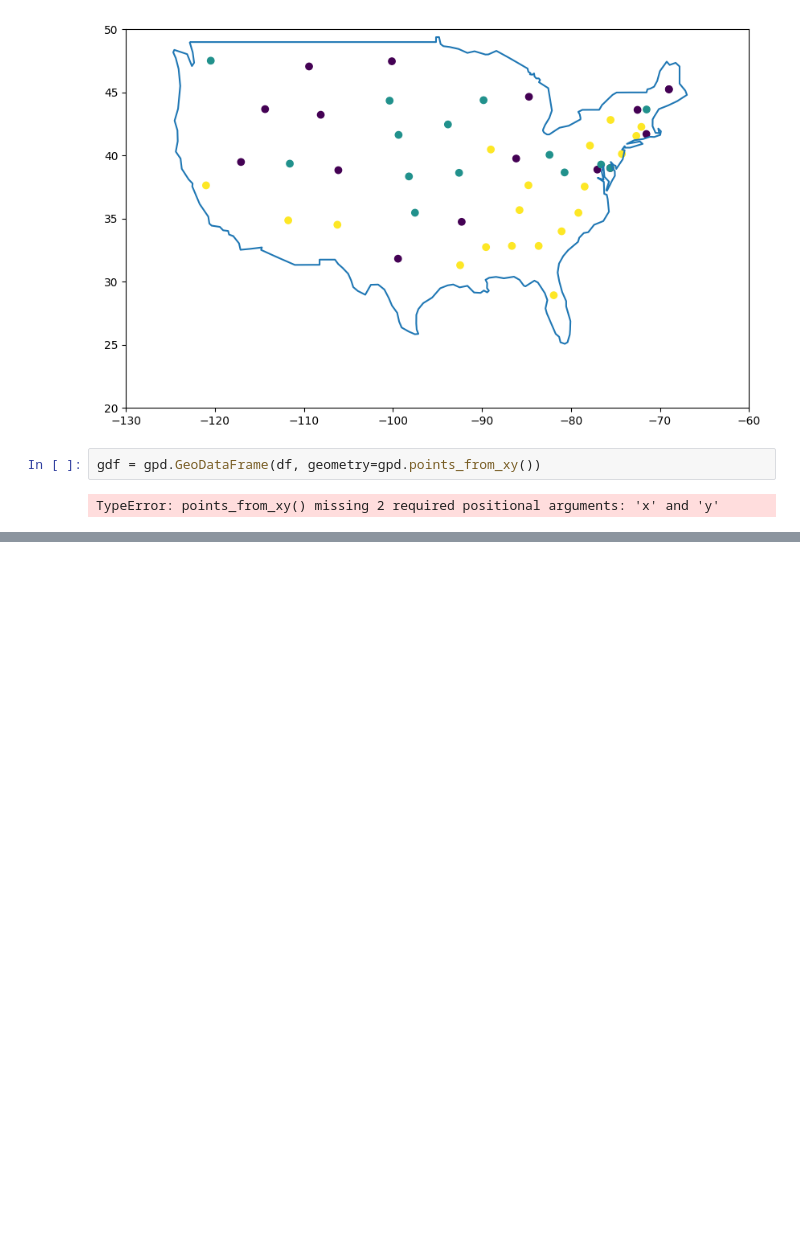
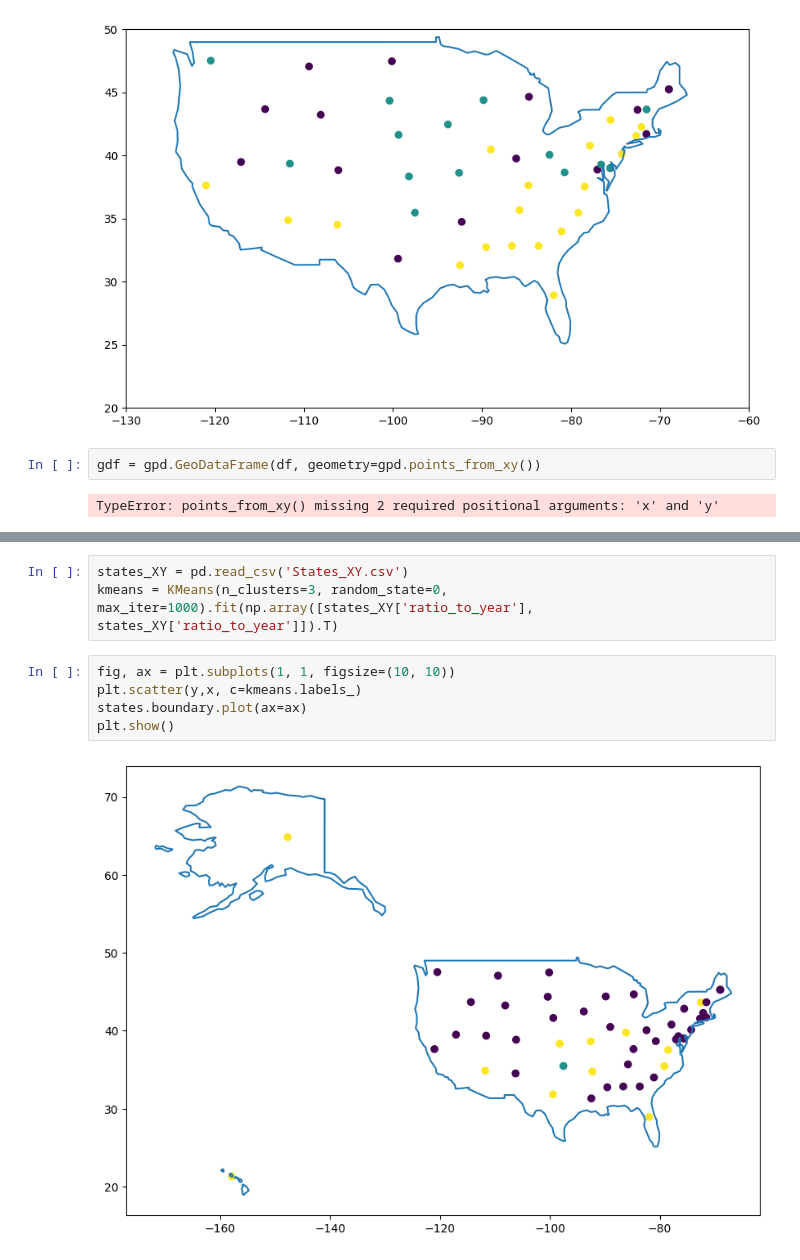
Before and after one commit to largeface-cat/datathon-team30, a Jupyter notebook: kmeans.ipynb, the cells around one changed output, grey strips where cells are left out. Drawn from its saved outputs; the diff is of its cells as text; blank space fills up the shorter version.

Commit message:
kmeans_plotted

```diff
--- a/kmeans.ipynb
+++ b/kmeans.ipynb
@@ -327,0 +334,10 @@ plt.show()
+# %%
+states_XY = pd.read_csv('States_XY.csv')
+kmeans = KMeans(n_clusters=3, random_state=0, max_iter=1000).fit(np.array([states_XY['ratio_to_year'], states_XY['ratio_to_year']]).T)
+# %%
+fig, ax = plt.subplots(1, 1, figsize=(10, 10))
+plt.scatter(y,x, c=kmeans.labels_)
+states.boundary.plot(ax=ax)
+plt.show()
+# %% [output]
+[figure, added]
```
Also changed, not shown: parts of 3 cells of this notebook, 2 other files.
